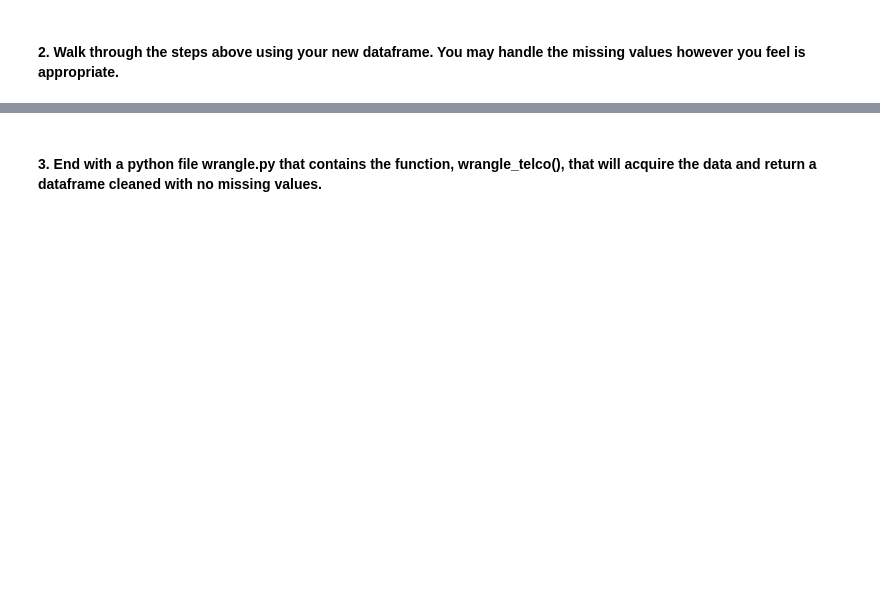
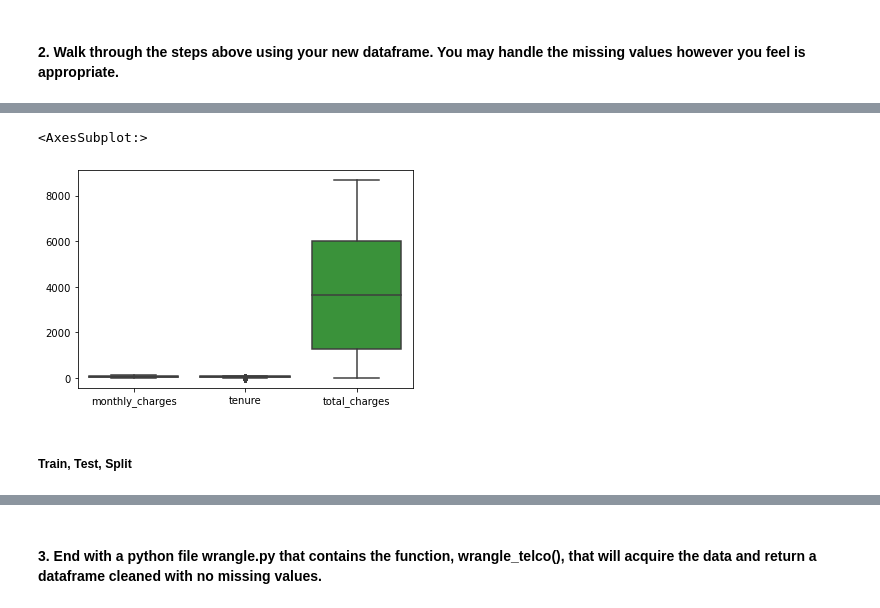
Before and after one commit to segovialori/regression-exercises, a Jupyter notebook: wrangle.ipynb, the cells around one changed output, grey strips where cells are left out. Cells and saved outputs as stored; diff of their text form; code cells hidden in the pictures; blank space fills up the shorter version.

```diff
--- a/wrangle.ipynb
+++ b/wrangle.ipynb
@@ -28,0 +181,8 @@ sql_query = '''
+# %%
+#boxplot
+sns.boxplot(data=df)
+# %% [output]
+<AxesSubplot:>
+[figure, added]
+# %% [markdown]
+##### Train, Test, Split
```
Also changed, not shown: parts of 30 cells of this notebook, 1 other file.
